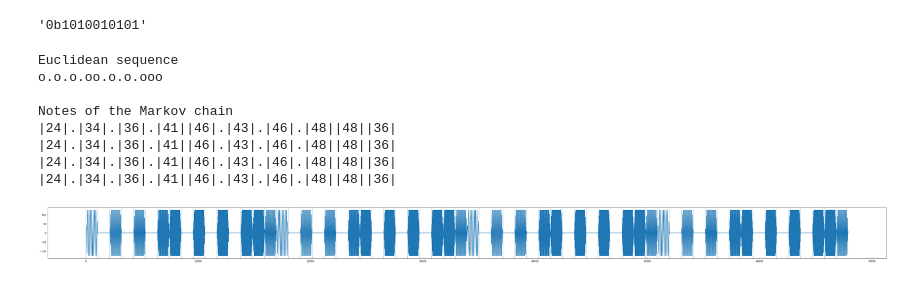
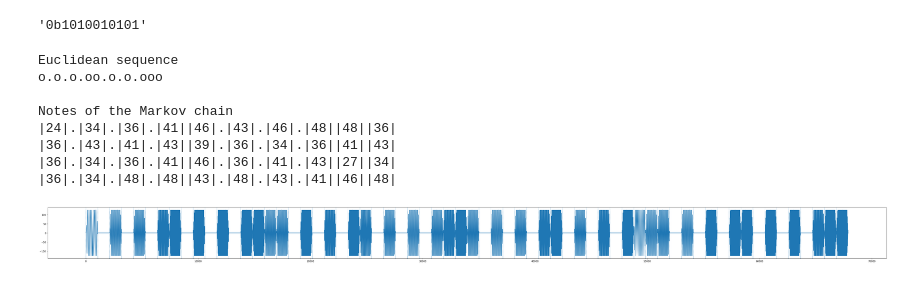
Before and after one commit to alicedb2/Choreia, a Jupyter notebook: Choreia.ipynb, the cells around one changed output. Cells and saved outputs as stored; diff of their text form; code cells hidden in the pictures.

```diff
--- a/Choreia.ipynb
+++ b/Choreia.ipynb
@@ -12,17 +12,24 @@ def ror(n, rotations, width):
 def bpm_to_step_length(bpm):
     return 60.0 / bpm / 4
 # %%
+# Generate the positions of the ON events in the euclidean sequence
 def euclidean_indices(nb_steps, nb_events, nb_shadow_steps=0, rotation=0):
     eucl_idx = [(int(k * (nb_steps + nb_shadow_steps) / nb_events) + rotation) % nb_steps for k in range(nb_events)]
     return eucl_idx
 
+# Transform the set of indices into a series of 1's (events) and 0's (silences)
 def euclidean_events(nb_steps, nb_events, nb_shadow_steps=0, rotation=0):
     steps = [0]*nb_steps
-    eucl_idx = filter(lambda x: x < nb_steps, euclidean_indices(nb_steps, nb_events, nb_shadow_steps, rotation))
+
+    eucl_idx = euclidean_indices(nb_steps, nb_events, nb_shadow_steps, rotation)
+    eucl_idx = filter(lambda x: x < nb_steps, eucl_idx)
+
     for i in eucl_idx:
         steps[i] = 1
+
     return steps
 
+# Return a visual representation of the euclidean sequence
 def euclidean_string(nb_steps, nb_events, nb_shadow_steps=0, rotation=0):
     eucl_beats = euclidean_events(nb_steps, nb_events, nb_shadow_steps, rotation)
     return ''.join(['o' if x else '.' for x in eucl_beats])
@@ -211,12 +258,21 @@ def generate_markov_matrix(low, high, scale_dispersion=3, first_neighbor=1.0, se
 
     return markov_matrix
 # %%
+# Visual representation of the Markov matrix. As you can see the probability
+# of jumping to far-away notes decreases on average and is dictated by scale_dispersion
+# We set jump_to_root=0 and you can see that the probabilities associated with jumping
+# from any of the note to the root is empty.
+# We labeled the x and y axis from low=-5 to high=10, but the underlying states are indices
+# from 0 (equivalent to low) to 16 (equivalent to high), passing through 5 (the root).
+
 low, high = -5, 10
-mm = generate_markov_matrix(low, high, scale_dispersion=2, jump_to_root=1.0, repeat_note=1.0, seed=3)
+mm = generate_markov_matrix(low, high, scale_dispersion=2, jump_to_root=0.0, repeat_note=1.0, seed=3)
 
 plt.figure(figsize=(12, 12))
 w = 3
 plt.xticks(range(low, high + 1))
 for i, column in zip(range(low, high + 1), mm.T):
     plt.fill_betweenx(range(low, high + 1), i + w*column/2, i - w*column/2, step='mid')
+plt.xlabel('Current note', fontsize='xx-large')
+plt.ylabel('Next note', fontsize='xx-large')
 # %% [output]
@@ -338,35 +395,35 @@ euclidean_parameters = {'nb_steps':16,
                         }
 
 markov_parameters = {'scale_dispersion':4.0,
                      'first_neighbor':3.0,
                      'second_neighbor':2.0,
                      'jump_to_root':1.3,
                      'repeat_note':1.0
                     }
 
 bpm = 113
 
 audio = generate_bassline_audio(MINOR_PENTATONIC, root=36, low_note=-5, high_note=5, first_state=0,
-                                bpm=bpm, nb_bars=4, repeat_bars=True,
+                                bpm=bpm, nb_bars=4, repeat_bars=False,
                                 euclidean_parameters=euclidean_parameters, markov_parameters=markov_parameters,
                                 markov_matrix_seed=433, note_transitions_seed=450)
 
 plt.figure(figsize=(64, 4))
 plt.plot(audio)
 for x in range(0, len(audio), int(bpm_to_step_length(bpm) * 8000)):
     plt.axvline(x, ls='dotted')
 plt.show()
 
 
 play_obj = sa.play_buffer(audio, 1, 1, 8000)
 play_obj.wait_done()
 # %% [output]
 Euclidean sequence
 o.o.o.oo.o.o.ooo
 
 Notes of the Markov chain
 |24|.|34|.|36|.|41||46|.|43|.|46|.|48||48||36|
-|24|.|34|.|36|.|41||46|.|43|.|46|.|48||48||36|
-|24|.|34|.|36|.|41||46|.|43|.|46|.|48||48||36|
-|24|.|34|.|36|.|41||46|.|43|.|46|.|48||48||36|
+|36|.|43|.|41|.|43||39|.|36|.|34|.|36||41||43|
+|36|.|34|.|36|.|41||46|.|36|.|41|.|43||27||34|
+|36|.|34|.|48|.|48||43|.|48|.|43|.|41||46||48|
-[figure, old version]
+[figure, new version]
```
Also changed, not shown: parts of 6 cells of this notebook.
